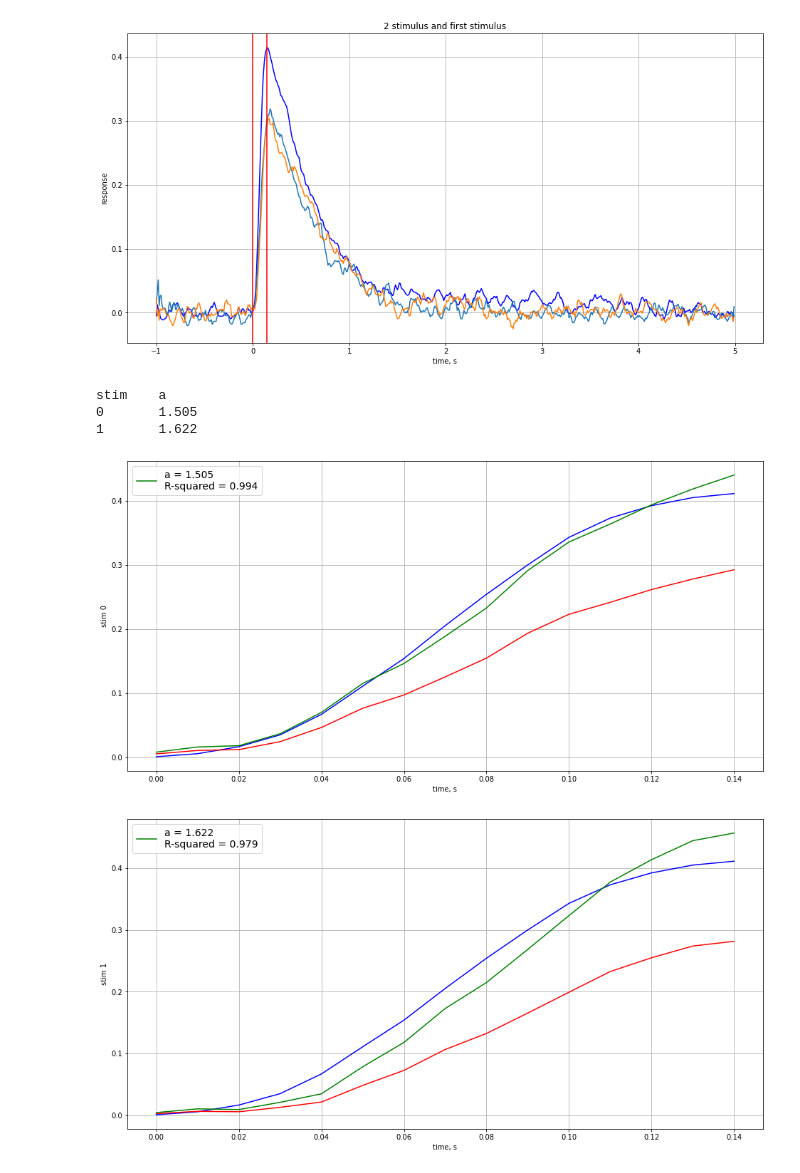
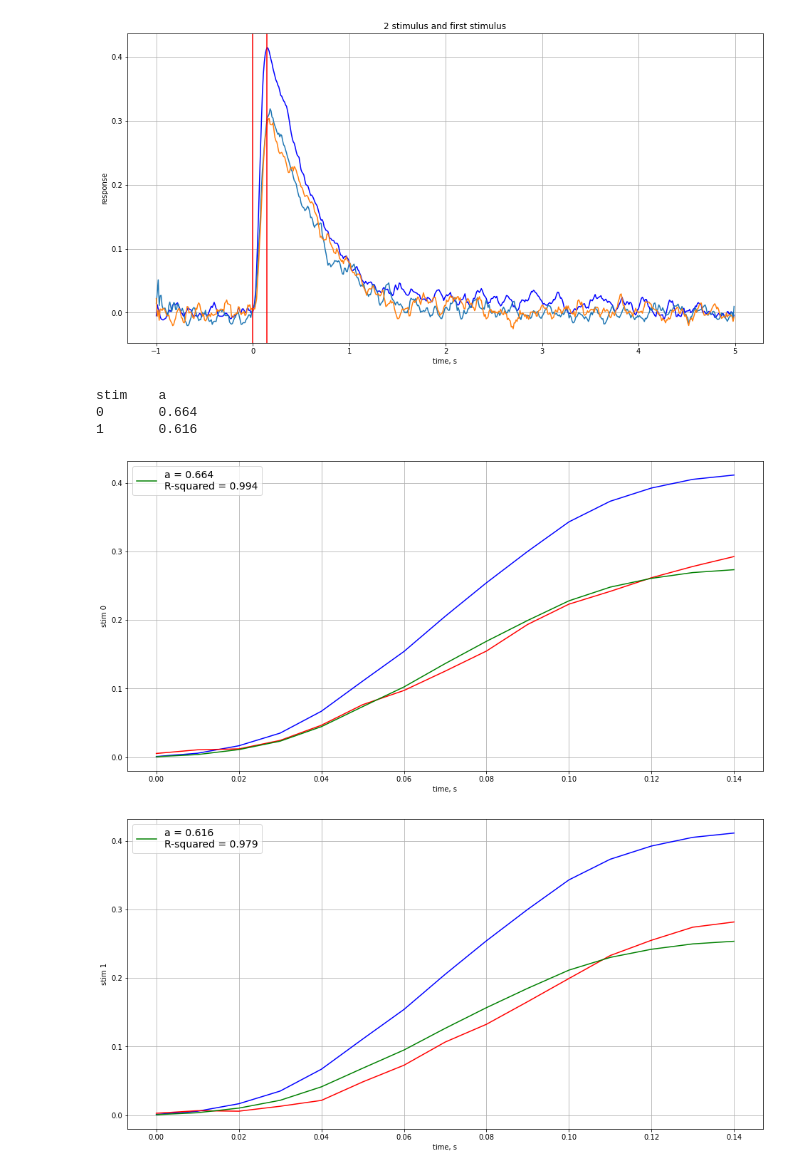
Before and after one commit to AndreiZherder/adaptation-memory, a Jupyter notebook: rising-phase.ipynb, the cells around one changed output. Saved outputs shown, nothing was run; the diff lists cells and outputs as text; code cells hidden in the pictures.

Commit message:
rising-phase - approximate etalon to y instead of y to etalon

```diff
--- a/rising-phase.ipynb
+++ b/rising-phase.ipynb
@@ -99,35 +99,35 @@ ax.grid()
 # %%
 l = round(prefix * fs + left * fs)
 r = round(prefix * fs + right * fs)
 etalon = first_stim[l:r]
 x = t[l:r]
 def func(t, a):
-    return etalon / a
+    return etalon * a
 
 print('stim\ta')
 for i in stims_to_fit:
     y = stims[i][l:r]
     popt, pcov = optimize.curve_fit(func, x, y, [1])
     a = popt[0]
-    rvalue = stats.linregress(etalon, a * y).rvalue
+    rvalue = stats.linregress(etalon * a, y).rvalue
     print(f'{i}\t{a:.3f}')
     fig, ax = plt.subplots()
     ax.plot(x, etalon, 'b')
     ax.plot(x, y, 'r')
-    ax.plot(x, a * y, 'g', label=f'a = {a:.3f}\n'
+    ax.plot(x, etalon * a, 'g', label=f'a = {a:.3f}\n'
                             f'R-squared = {rvalue ** 2:.3f}')
     fig.set_figwidth(16)
     fig.set_figheight(8)
     ax.set_xlabel('time, s')
     ax.set_ylabel(f'stim {i}')
     ax.legend(prop={"size": 14})
     ax.grid()
 # %% [output]
 stim    a
-0       1.505
-1       1.622
+0       0.664
+1       0.616
-[figure, old version]
+[figure, new version]
-[figure, old version]
+[figure, new version]
 # %%
 mean_stims = [np.mean([stims[i] for i in group], axis=0) for group in groups_to_fit]
 
```
Also changed, not shown: parts of 2 cells of this notebook.
